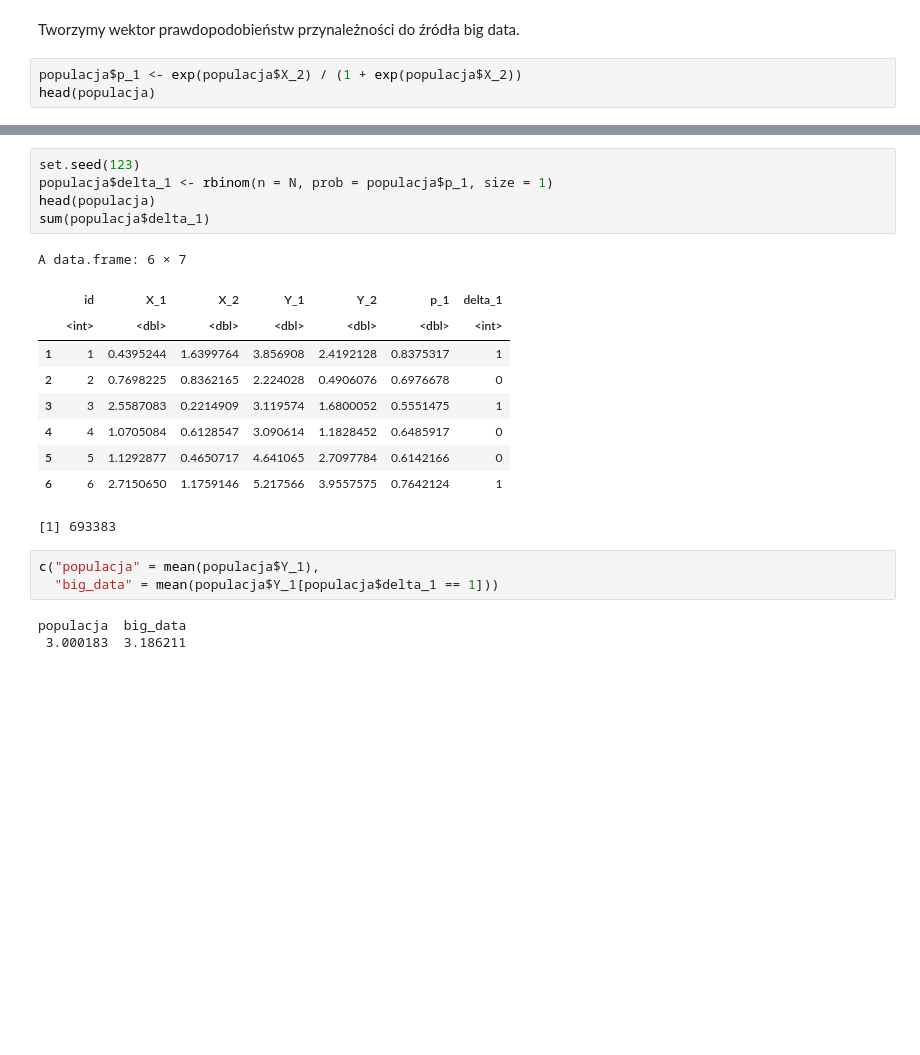
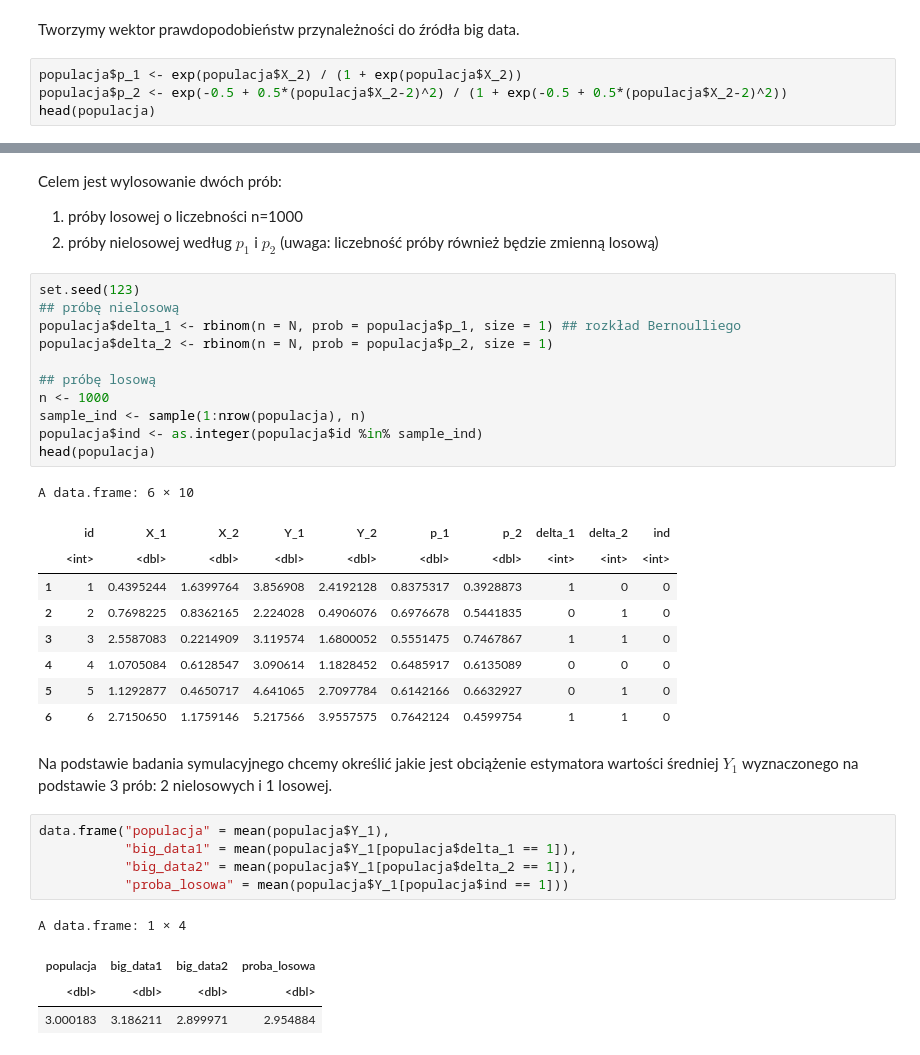
Before and after one commit to DepartmentOfStatisticsPUE/bi-2021, a Jupyter notebook: materialy-wyklady/bi_2021_03_15.ipynb, the cells around one changed output, grey strips where cells are left out. Drawn from its saved outputs; the diff is of its cells as text; blank space fills up the shorter version.

```diff
--- a/materialy-wyklady/bi_2021_03_15.ipynb
+++ b/materialy-wyklady/bi_2021_03_15.ipynb
@@ -30,5 +30,6 @@ A data.frame: 6 × 5
 Tworzymy wektor prawdopodobieństw przynależności do źródła big data.
 # %%
 populacja$p_1 <- exp(populacja$X_2) / (1 + exp(populacja$X_2))
+populacja$p_2 <- exp(-0.5 + 0.5*(populacja$X_2-2)^2) / (1 + exp(-0.5 + 0.5*(populacja$X_2-2)^2))
 head(populacja)
 # %% [output]
@@ -44,22 +50,38 @@ A data.frame: 6 × 6
+# %% [markdown]
+Celem jest wylosowanie dwóch prób:
+
+1. próby losowej o liczebności n=1000
+2. próby nielosowej według $p_1$ i $p_2$ (uwaga: liczebność próby również będzie zmienną losową)
 # %%
 set.seed(123)
-populacja$delta_1 <- rbinom(n = N, prob = populacja$p_1, size = 1)
+## próbę nielosową
+populacja$delta_1 <- rbinom(n = N, prob = populacja$p_1, size = 1) ## rozkład Bernoulliego
+populacja$delta_2 <- rbinom(n = N, prob = populacja$p_2, size = 1)
+
+## próbę losową
+n <- 1000
+sample_ind <- sample(1:nrow(populacja), n)
+populacja$ind <- as.integer(populacja$id %in% sample_ind)
 head(populacja)
-sum(populacja$delta_1)
 # %% [output]
-A data.frame: 6 × 7
+A data.frame: 6 × 10
-|  | id | X_1 | X_2 | Y_1 | Y_2 | p_1 | delta_1 |
-|  | <int> | <dbl> | <dbl> | <dbl> | <dbl> | <dbl> | <int> |
-| 1 | 1 | 0.4395244 | 1.6399764 | 3.856908 | 2.4192128 | 0.8375317 | 1 |
-| 2 | 2 | 0.7698225 | 0.8362165 | 2.224028 | 0.4906076 | 0.6976678 | 0 |
-| 3 | 3 | 2.5587083 | 0.2214909 | 3.119574 | 1.6800052 | 0.5551475 | 1 |
-| 4 | 4 | 1.0705084 | 0.6128547 | 3.090614 | 1.1828452 | 0.6485917 | 0 |
-| 5 | 5 | 1.1292877 | 0.4650717 | 4.641065 | 2.7097784 | 0.6142166 | 0 |
-| 6 | 6 | 2.7150650 | 1.1759146 | 5.217566 | 3.9557575 | 0.7642124 | 1 |
+|  | id | X_1 | X_2 | Y_1 | Y_2 | p_1 | p_2 | delta_1 | delta_2 | ind |
+|  | <int> | <dbl> | <dbl> | <dbl> | <dbl> | <dbl> | <dbl> | <int> | <int> | <int> |
+| 1 | 1 | 0.4395244 | 1.6399764 | 3.856908 | 2.4192128 | 0.8375317 | 0.3928873 | 1 | 0 | 0 |
+| 2 | 2 | 0.7698225 | 0.8362165 | 2.224028 | 0.4906076 | 0.6976678 | 0.5441835 | 0 | 1 | 0 |
+| 3 | 3 | 2.5587083 | 0.2214909 | 3.119574 | 1.6800052 | 0.5551475 | 0.7467867 | 1 | 1 | 0 |
+| 4 | 4 | 1.0705084 | 0.6128547 | 3.090614 | 1.1828452 | 0.6485917 | 0.6135089 | 0 | 0 | 0 |
+| 5 | 5 | 1.1292877 | 0.4650717 | 4.641065 | 2.7097784 | 0.6142166 | 0.6632927 | 0 | 1 | 0 |
+| 6 | 6 | 2.7150650 | 1.1759146 | 5.217566 | 3.9557575 | 0.7642124 | 0.4599754 | 1 | 1 | 0 |
-[1] 693383
+# %% [markdown]
+Na podstawie badania symulacyjnego chcemy określić jakie jest obciążenie estymatora wartości średniej $Y_1$ wyznaczonego na podstawie 3 prób: 2 nielosowych i 1 losowej.
 # %%
-c("populacja" = mean(populacja$Y_1),
-  "big_data" = mean(populacja$Y_1[populacja$delta_1 == 1]))
+data.frame("populacja" = mean(populacja$Y_1),
+           "big_data1" = mean(populacja$Y_1[populacja$delta_1 == 1]),
+           "big_data2" = mean(populacja$Y_1[populacja$delta_2 == 1]),
+           "proba_losowa" = mean(populacja$Y_1[populacja$ind == 1]))
 # %% [output]
-populacja  big_data
- 3.000183  3.186211
+A data.frame: 1 × 4
+| populacja | big_data1 | big_data2 | proba_losowa |
+| <dbl> | <dbl> | <dbl> | <dbl> |
+| 3.000183 | 3.186211 | 2.899971 | 2.954884 |
```
Also changed, not shown: parts of 8 cells of this notebook.
